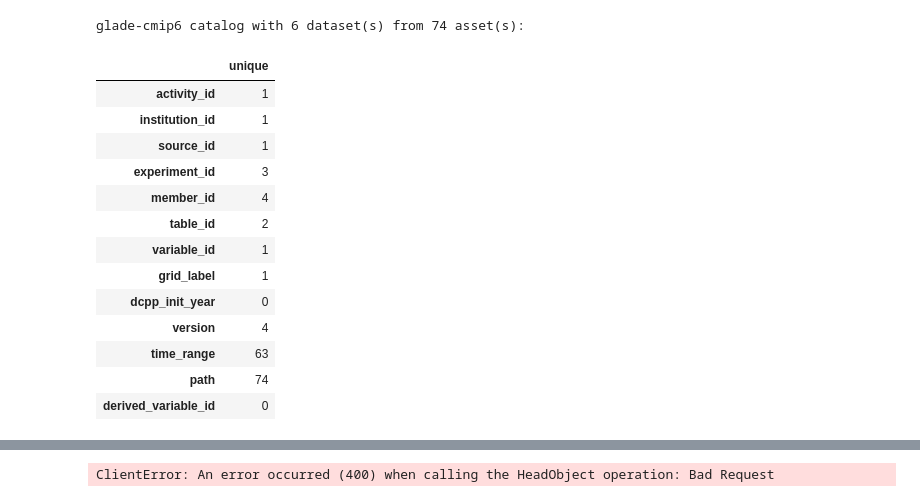
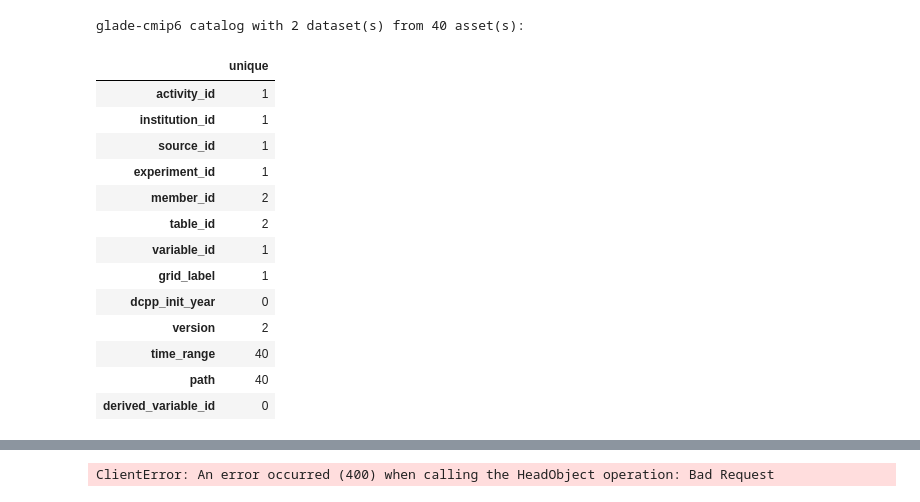
Before and after one commit to rodrigoms95/recurso_solar, a Jupyter notebook: code/test_3.ipynb, the cells around one changed output, grey strips where cells are left out. Cells and saved outputs as stored; diff of their text form; code cells hidden in the pictures.

```diff
--- a/code/test_3.ipynb
+++ b/code/test_3.ipynb
@@ -10,25 +10,25 @@ cat = intake.open_esm_datastore(url)
 # %%
 query=dict(
     activity_id="GeoMIP",
-    #experiment_id="G6sulfur",
+    experiment_id="G6sulfur",
     variable_id = "tas",
     #table_id="day",
     )
 subcat=cat.search(**query)
 subcat
 # %% [output]
-glade-cmip6 catalog with 6 dataset(s) from 74 asset(s):
+glade-cmip6 catalog with 2 dataset(s) from 40 asset(s):
 |  | unique |
 | activity_id | 1 |
 | institution_id | 1 |
 | source_id | 1 |
-| experiment_id | 3 |
-| member_id | 4 |
+| experiment_id | 1 |
+| member_id | 2 |
 | table_id | 2 |
 | variable_id | 1 |
 | grid_label | 1 |
 | dcpp_init_year | 0 |
-| version | 4 |
-| time_range | 63 |
-| path | 74 |
+| version | 2 |
+| time_range | 40 |
+| path | 40 |
 | derived_variable_id | 0 |
```
Also changed, not shown: parts of 2 cells of this notebook, 3 other files.
